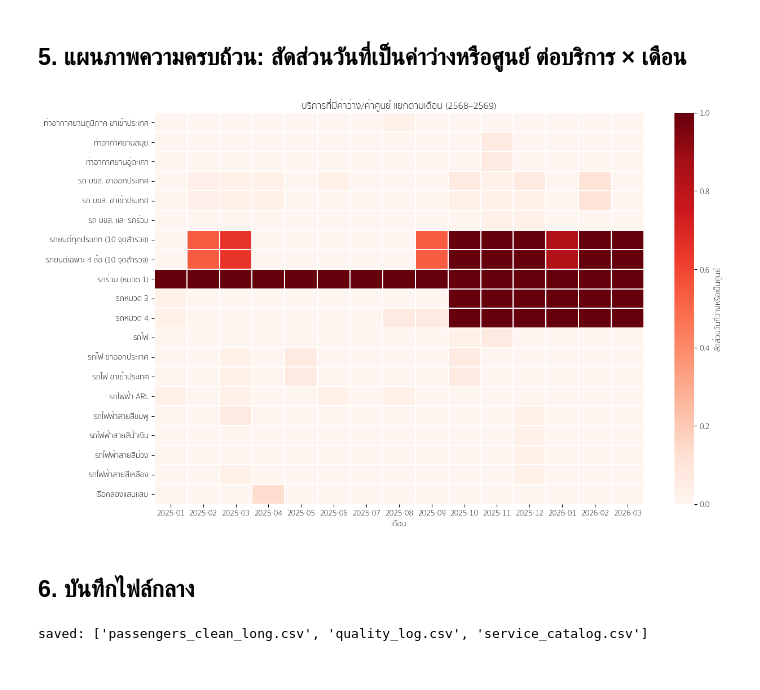
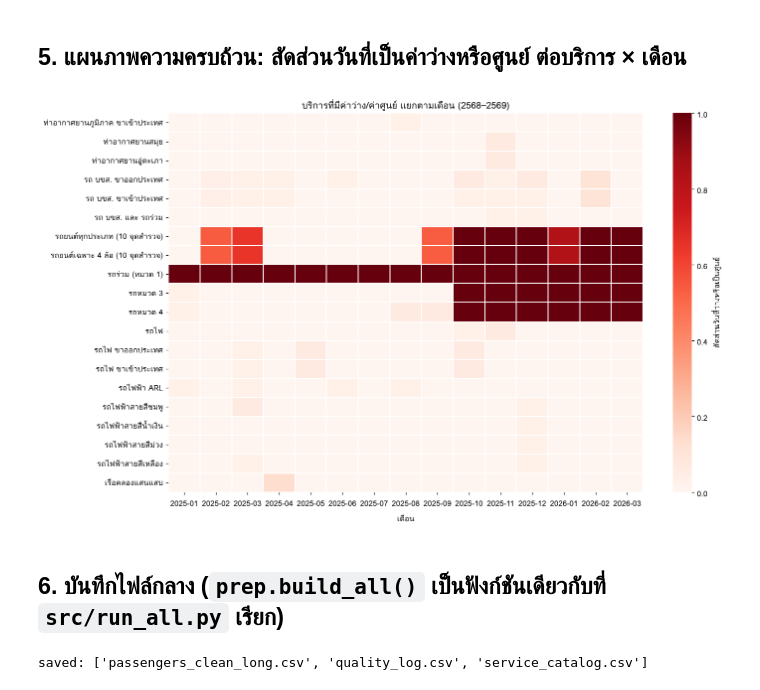
Before and after one commit to popongfm/AIE314-FinalProj_DataPrep-Mining, a Jupyter notebook: notebooks/01_cleaning.ipynb, the cells around one changed output. Cells and saved outputs as stored; diff of their text form; code cells hidden in the pictures.

```diff
--- a/notebooks/01_cleaning.ipynb
+++ b/notebooks/01_cleaning.ipynb
@@ -123,20 +121,12 @@ print("รายการยอดรวม (is_aggregate):", catalog.loc[catalo
 รายการยอดรวม (is_aggregate): ['รถยนต์ทุกประเภท (10 จุดสำรวจ)', 'รถยนต์ทุกประเภท (ทางด่วน)']
 # %% [markdown]
 ## 5. แผนภาพความครบถ้วน: สัดส่วนวันที่เป็นค่าว่างหรือศูนย์ ต่อบริการ × เดือน
-# %%
-tmp = clean_df.assign(month=clean_df["date"].dt.to_period("M").astype(str),
-                     problem=clean_df["missing_flag"] | clean_df["zero_flag"])
-heat = tmp.pivot_table(index="service", columns="month", values="problem", aggfunc="mean")
-heat = heat[heat.sum(axis=1) > 0]
-
-fig, ax = plt.subplots(figsize=(14, 0.35 * len(heat) + 2))
-sns.heatmap(heat, cmap="Reds", vmin=0, vmax=1, linewidths=0.3, cbar_kws={"label": "สัดส่วนวันที่ว่างหรือเป็นศูนย์"}, ax=ax)
-ax.set_title("บริการที่มีค่าว่าง/ค่าศูนย์ แยกตามเดือน (2568–2569)")
-ax.set_xlabel("เดือน"); ax.set_ylabel("")
-prep.save_fig(fig, "01_quality_heatmap")
-plt.show()
-# %% [output]
-[figure, removed]
+# %%
+fig = plots.plot_quality_heatmap(clean_df)
+plots.save_fig(fig, "01_quality_heatmap")
+plt.show()
+# %% [output]
+[figure, added]
 # %% [markdown]
-## 6. บันทึกไฟล์กลาง
+## 6. บันทึกไฟล์กลาง (`prep.build_all()` เป็นฟังก์ชันเดียวกับที่ `src/run_all.py` เรียก)
 # %%
```
Also changed, not shown: parts of 4 cells of this notebook, 21 other files.
